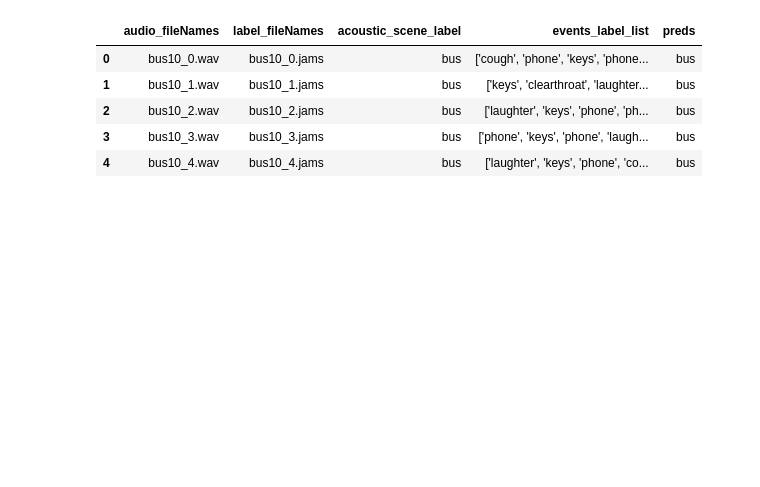
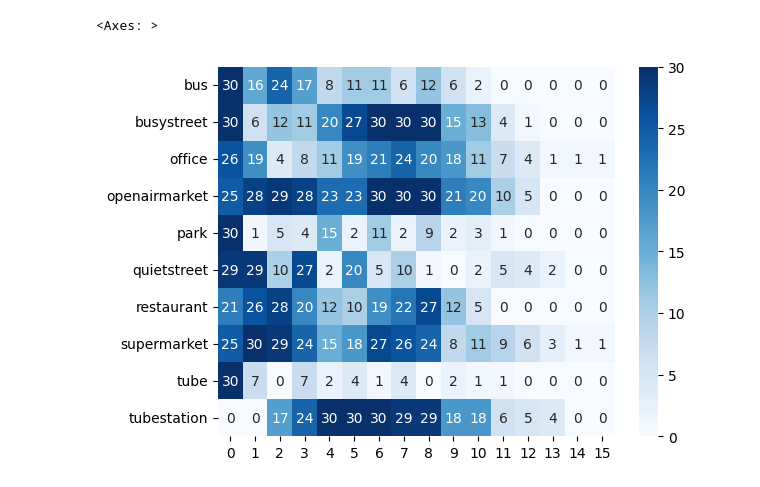
Before and after one commit to darshitttt/Scene_X_Events, a Jupyter notebook: featAblation_fromScratch.ipynb, the cells around one changed output. Drawn from its saved outputs; the diff is of its cells as text; code cells hidden in the pictures; blank space fills up the shorter version.

Commit message:
feat ablation scenesXevents first results

```diff
--- a/featAblation_fromScratch.ipynb
+++ b/featAblation_fromScratch.ipynb
@@ -30,7 +30,7 @@ model = models.Cnn_9layers_AvgPooling(10, 'logsoftmax')
 model_path = '../ASC_AED_JoinTask/models/state_dicts/ASC_scapper_Cnn9_64mel_10epochs.pt'
 model.load_state_dict(torch.load(model_path))
 
-device = 'cuda' if torch.cuda.is_available() else 'cpu'
+device = 'cuda:1' if torch.cuda.is_available() else 'cpu'
 model = model.to(device)
 # %%
 scapper_test_csv = '../ASC_AED_JoinTask/predictions/scapper_preds/ASC_scapper_Cnn9_64mel_10epochs.csv'
@@ -82,15 +113,29 @@ sample_file = '../audioData/sythenticSoundscenes/test/tube1_0.wav'
 #sample_file = '/work/dpandya/giggityGit/audioData/TUTUrban2018/developmentDataset/TUT-urban-acoustic-scenes-2018-development/audio/bus-paris-26-911-a.wav'
 #wav, sr = librosa.load(sample_file, sr=SAMPLE_RATE)
 #run_loop(sample_file, model)
-# %%
-true_preds = scapper_df[scapper_df['acoustic_scene_label'] == scapper_df['preds']]
-
-feat_ablation_preds = {i:[] for i in scapper_scenes}
-random_files = []
-# %% [output]
-|  | audio_fileNames | label_fileNames | acoustic_scene_label | events_label_list | preds |
-| 0 | bus10_0.wav | bus10_0.jams | bus | ['cough', 'phone', 'keys', 'phone... | bus |
-| 1 | bus10_1.wav | bus10_1.jams | bus | ['keys', 'clearthroat', 'laughter... | bus |
-| 2 | bus10_2.wav | bus10_2.jams | bus | ['laughter', 'keys', 'phone', 'ph... | bus |
-| 3 | bus10_3.wav | bus10_3.jams | bus | ['phone', 'keys', 'phone', 'laugh... | bus |
-| 4 | bus10_4.wav | bus10_4.jams | bus | ['laughter', 'keys', 'phone', 'co... | bus |
+# %%
+true_preds = scapper_df[scapper_df['acoustic_scene_label'] == scapper_df['preds']]
+
+feat_ablation_preds = {i:[] for i in scapper_scenes}
+random_files = []
+
+for i in scapper_scenes:
+    random.seed(42)
+    random_files.append(random.sample(true_preds[true_preds['acoustic_scene_label'] == i]['audio_fileNames'].tolist(), 30))
+
+for i in range(len(scapper_scenes)):
+    for j in random_files[i]:
+        feat_ablation_preds[scapper_scenes[i]].append(run_loop('../audioData/sythenticSoundscenes/test/'+j, model))
+# %%
+feat_ablation = {i:[0 for j in range(16)] for i in scapper_scenes}
+
+for i in scapper_scenes:
+    for j in range(len(feat_ablation_preds[i])):
+        for k in range(len(feat_ablation_preds[i][j])):
+            if i != feat_ablation_preds[i][j][k]:
+                feat_ablation[i][k] += 1
+# %%
+sns.heatmap(pd.DataFrame(feat_ablation).transpose(), fmt='d', annot=True, cmap='Blues', yticklabels=scapper_scenes)
+# %% [output]
+<Axes: >
+[figure, added]
```
Also changed, not shown: parts of 10 cells of this notebook, 1 other file.
